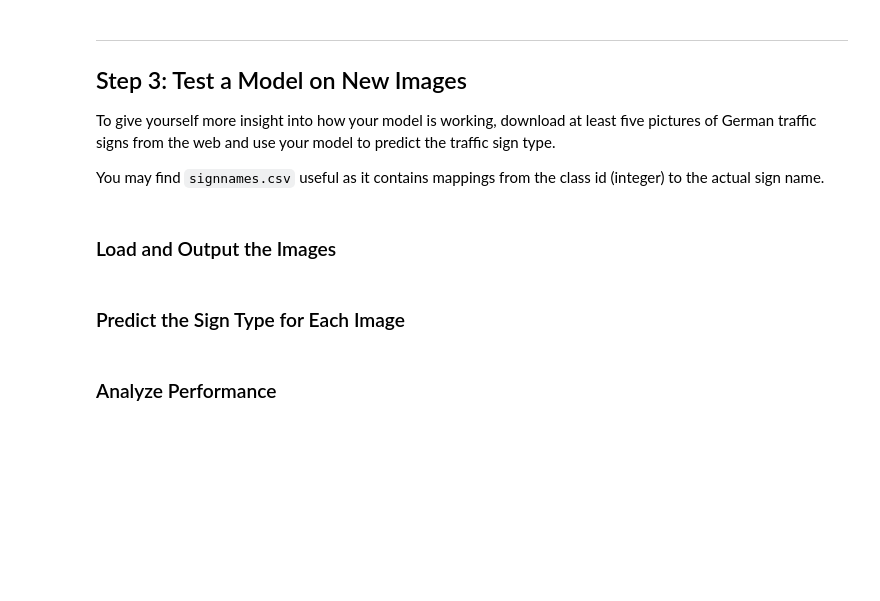
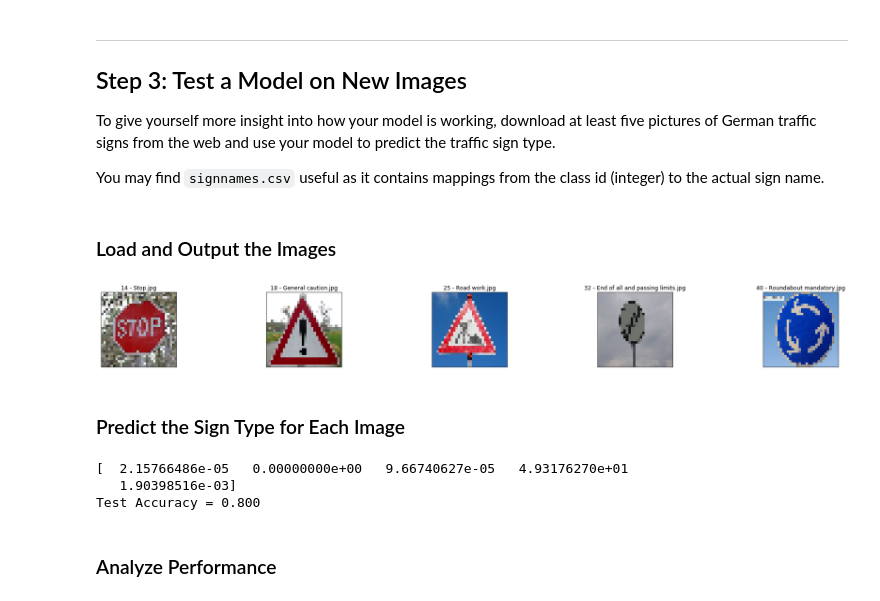
Before and after one commit to hecspc/CarND-Traffic-Sign-Classifier-Project, a Jupyter notebook: Traffic_Sign_Classifier.ipynb, the cells around one changed output. Cells and saved outputs as stored; diff of their text form; code cells hidden in the pictures; blank space fills up the shorter version.

```diff
--- a/Traffic_Sign_Classifier.ipynb
+++ b/Traffic_Sign_Classifier.ipynb
@@ -224,9 +371,59 @@ You may find `signnames.csv` useful as it contains mappings from the class id (i
+# %%
+### Load the images and plot them here.
+### Feel free to use as many code cells as needed.
+import glob
+import cv2
+import ntpath
+import matplotlib.image as mpimg
+files = glob.glob('./test_images/*.jpg')
+
+X_test_real = []
+y_test_real = []
+
+num_rows = 1
+num_columns = len(files)
+
+fig, axes = plt.subplots(num_rows, num_columns, figsize=(num_columns * 6, num_rows * 3),
+                         subplot_kw={'xticks': [], 'yticks': []})
+fig.subplots_adjust(hspace=0.2, wspace=0.5)
+
+index = 0
+for image_path in files:
+    image = mpimg.imread(image_path)
+#     image = cv2.cvtColor(image, cv2.COLOR_BGR2GRAY)
+    image = cv2.resize(image, (32, 32))
+    name = ntpath.basename(image_path)
+    code = int(name[:2])
+    ax = axes.flat[index]
+    ax.imshow(image)
+    ax.set_title(name)
+    img = np.reshape(image, (32, 32, -1))
+    X_test_real.append(img)
+    y_test_real.append(code)
+    index += 1
+plt.show()
+# %% [output]
+[figure, added]
 # %% [markdown]
 ### Predict the Sign Type for Each Image
 # %%
 ### Run the predictions here and use the model to output the prediction for each image.
 ### Make sure to pre-process the images with the same pre-processing pipeline used earlier.
 ### Feel free to use as many code cells as needed.
+
+X_test_real_pre = preprocess(X_test_real)
+with tf.Session() as sess:
+    saver.restore(sess, tf.train.latest_checkpoint('.'))
+
+    sol = sess.run(cross_entropy, feed_dict={x: X_test_real_pre , y: y_test_real})
+    print(sol)
+    test_real_accuracy = evaluate(X_test_real_pre, y_test_real)
+
+    print("Test Accuracy = {:.3f}".format(test_real_accuracy))
+# %% [output]
+[  2.15766486e-05   0.00000000e+00   9.66740627e-05   4.93176270e+01
+   1.90398516e-03]
+Test Accuracy = 0.800
 # %% [markdown]
 ### Analyze Performance
 # %%
```
Also changed, not shown: parts of 10 cells of this notebook, 9 other files.
